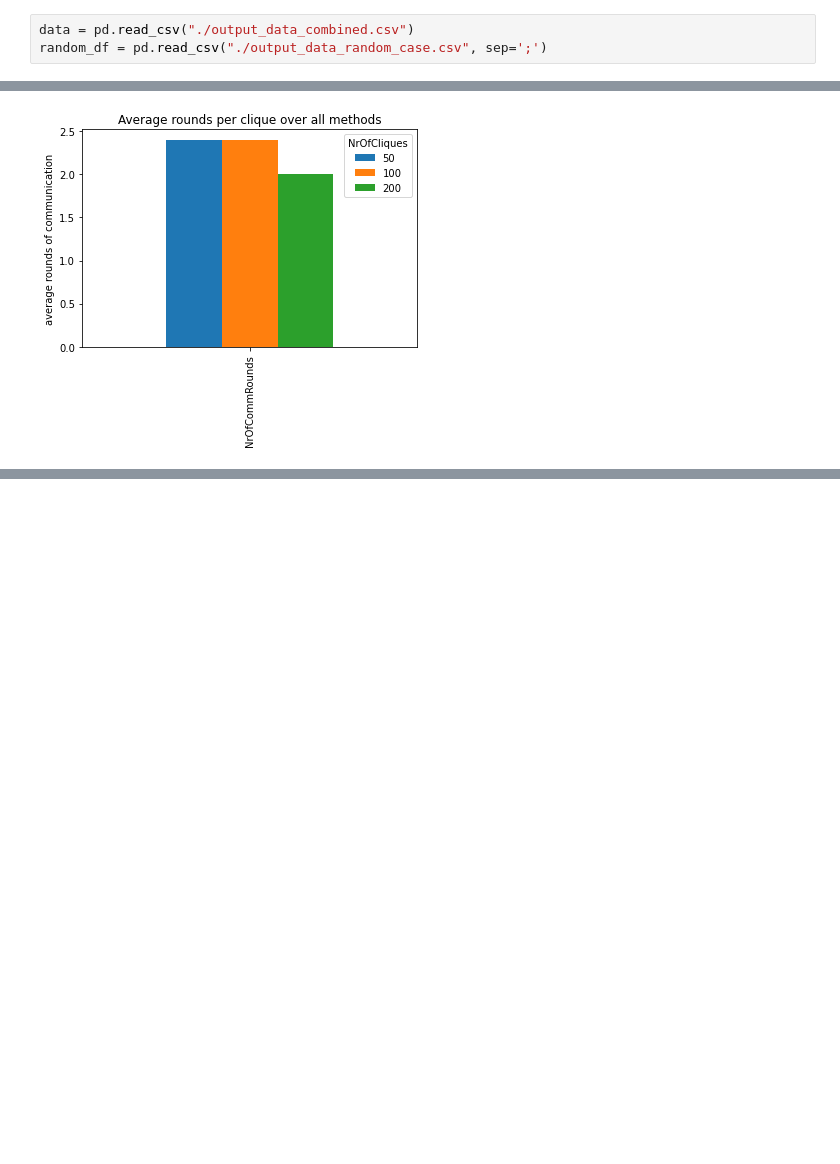
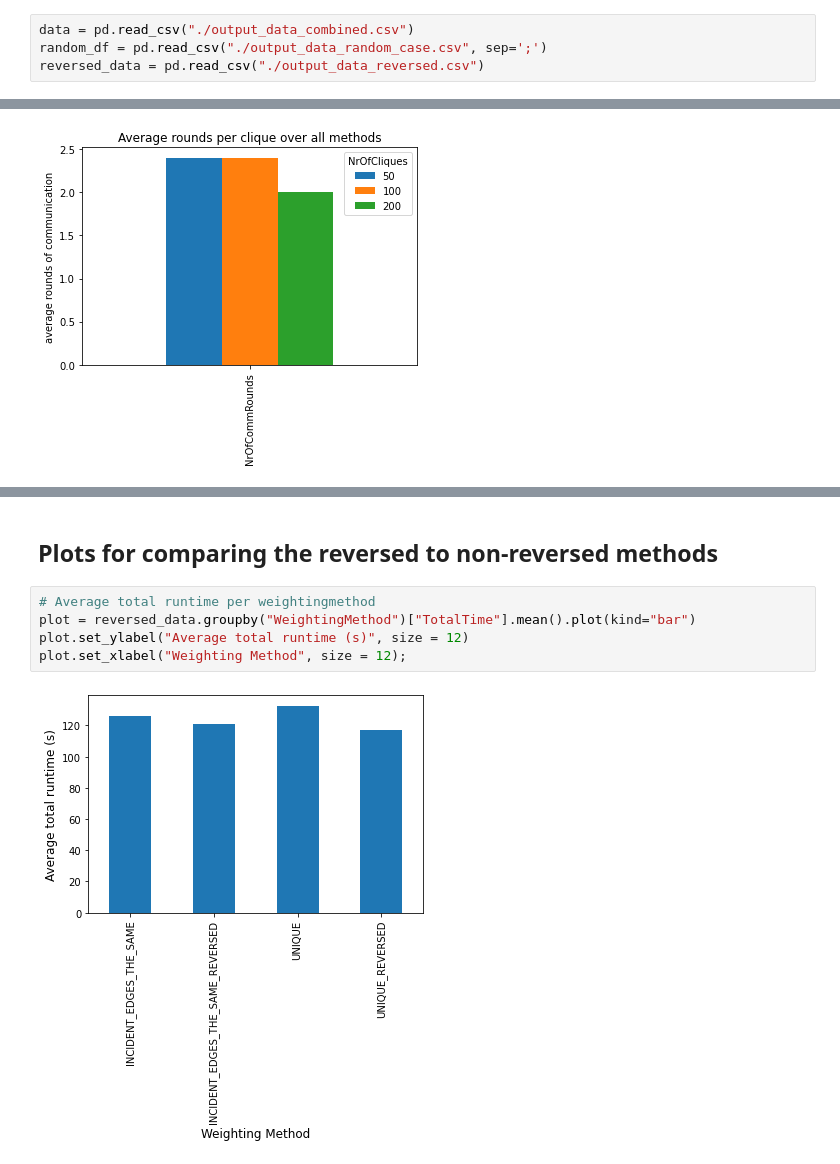
Before and after one commit to phuong-tm/2ima35-mpa, a Jupyter notebook: plots.ipynb, the cells around one changed output, grey strips where cells are left out. Cells and saved outputs as stored; diff of their text form; blank space fills up the shorter version.

Commit message:
last plots and added all datasets

```diff
--- a/plots.ipynb
+++ b/plots.ipynb
@@ -5,6 +5,7 @@ import matplotlib.pyplot as plt
 # %%
 data = pd.read_csv("./output_data_combined.csv")
 random_df = pd.read_csv("./output_data_random_case.csv", sep=';')
+reversed_data = pd.read_csv("./output_data_reversed.csv")
 # %% [markdown]
 ## Plots for weighting method RANDOM with different weight ranges
 # %% [markdown]
@@ -189,0 +190,9 @@ for i in range(len(methods)):
+# %% [markdown]
+## Plots for comparing the reversed to non-reversed methods
+# %%
+# Average total runtime per weightingmethod
+plot = reversed_data.groupby("WeightingMethod")["TotalTime"].mean().plot(kind="bar")
+plot.set_ylabel("Average total runtime (s)", size = 12)
+plot.set_xlabel("Weighting Method", size = 12);
+# %% [output]
+[figure, added]
```
Also changed, not shown: parts of 5 cells of this notebook, 3 other files.
